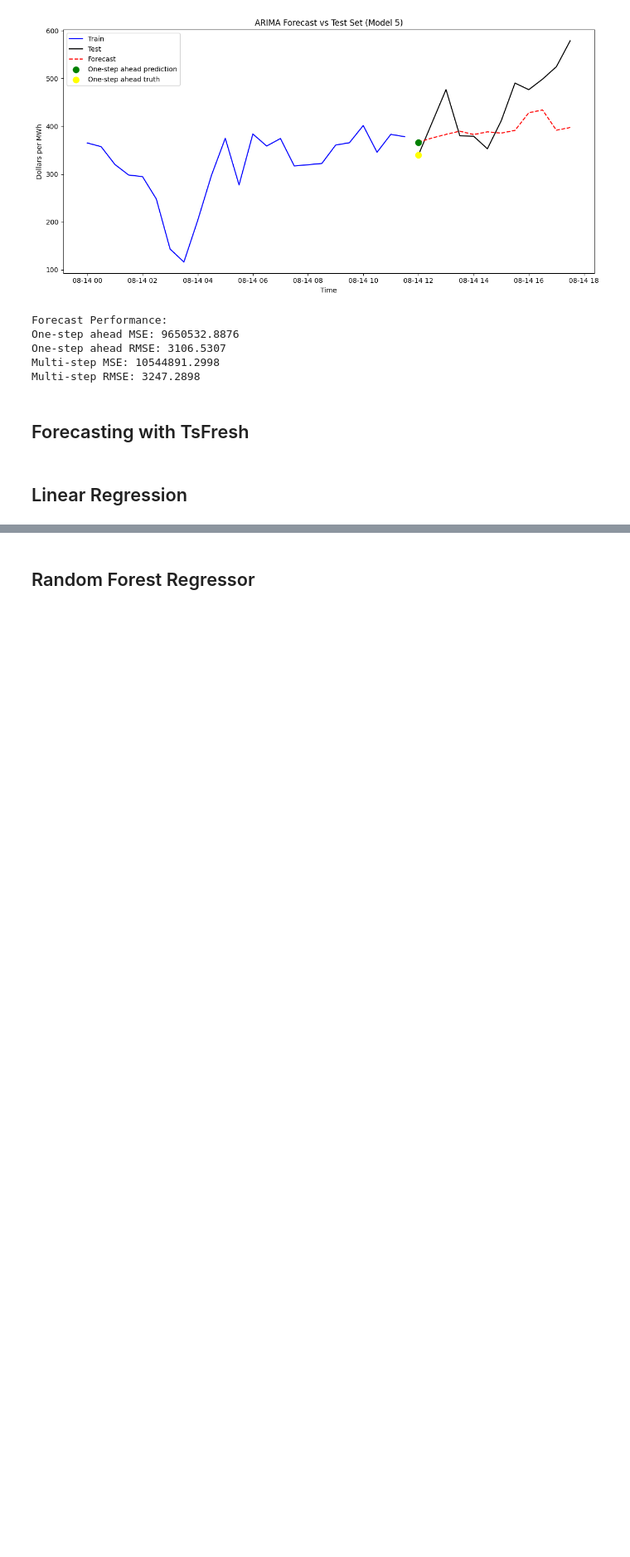
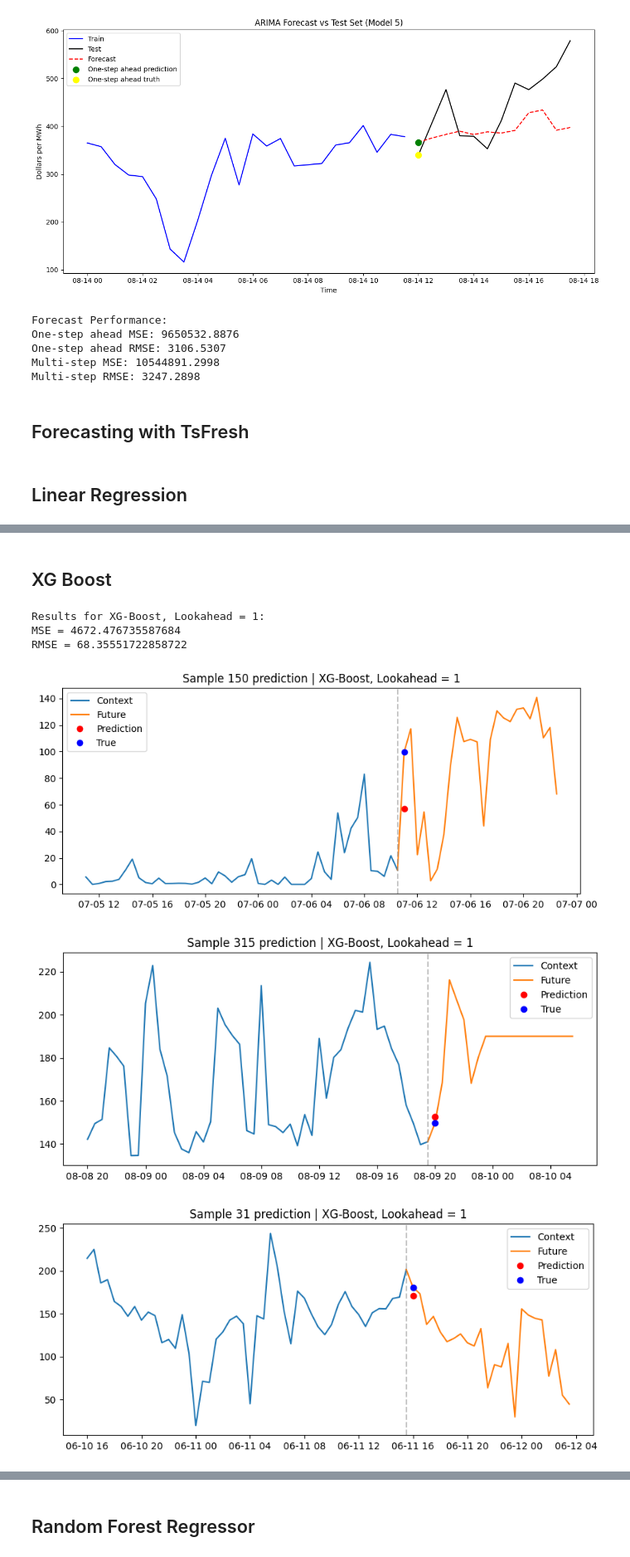
Before and after one commit to LennoxC/aiml338-a2, a Jupyter notebook: Time Series Analysis.ipynb, the cells around one changed output, grey strips where cells are left out. Shown at 83% size. Cells and saved outputs as stored; diff of their text form; code cells hidden in the pictures; blank space fills up the shorter version.

```diff
--- a/Time Series Analysis.ipynb
+++ b/Time Series Analysis.ipynb
@@ -696,0 +728,18 @@ RMSE = 66.64530830926
+# %% [markdown]
+## XG Boost
+# %%
+from sklearn.ensemble import GradientBoostingRegressor
+
+xgboost_pipeline = Pipeline([
+        ("scaler", StandardScaler()),
+        ("regressor", GradientBoostingRegressor())
+    ])
+# %%
+test_model(df_train, df_test, xgboost_pipeline, lookahead=1, name="XG-Boost, Lookahead = 1")
+# %% [output]
+Results for XG-Boost, Lookahead = 1:
+MSE = 4672.476735587684
+RMSE = 68.35551722858722
+[figure, added]
+[figure, added]
+[figure, added]
```
Also changed, not shown: parts of 10 cells of this notebook.
